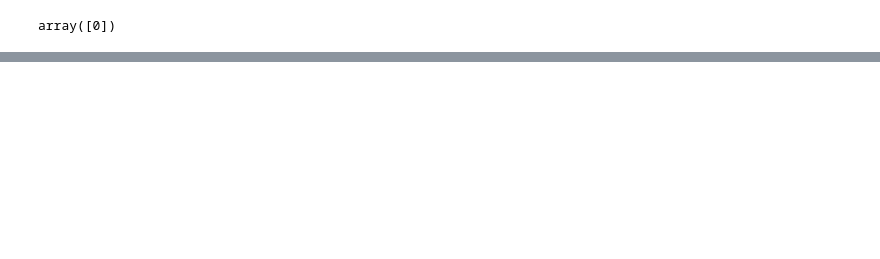
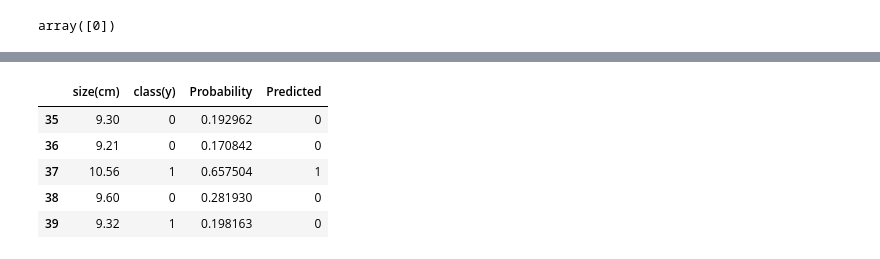
Before and after one commit to avimallik/machine_learning_workbench, a Jupyter notebook: logistic_regression/practice_logistic_regression.ipynb, the cells around one changed output, grey strips where cells are left out. Cells and saved outputs as stored; diff of their text form; code cells hidden in the pictures; blank space fills up the shorter version.

```diff
--- a/logistic_regression/practice_logistic_regression.ipynb
+++ b/logistic_regression/practice_logistic_regression.ipynb
@@ -188,0 +220,12 @@ pd.DataFrame(probability_class_1).head()
+# %%
+df_new = df.copy()
+df_new['Probability'] = probability_class_1
+df_new['Predicted'] = yPredicted
+df_new.tail()
+# %% [output]
+|  | size(cm) | class(y) | Probability | Predicted |
+| 35 | 9.30 | 0 | 0.192962 | 0 |
+| 36 | 9.21 | 0 | 0.170842 | 0 |
+| 37 | 10.56 | 1 | 0.657504 | 1 |
+| 38 | 9.60 | 0 | 0.281930 | 0 |
+| 39 | 9.32 | 1 | 0.198163 | 0 |
```
Also changed, not shown: parts of 3 cells of this notebook, 1 other file.
